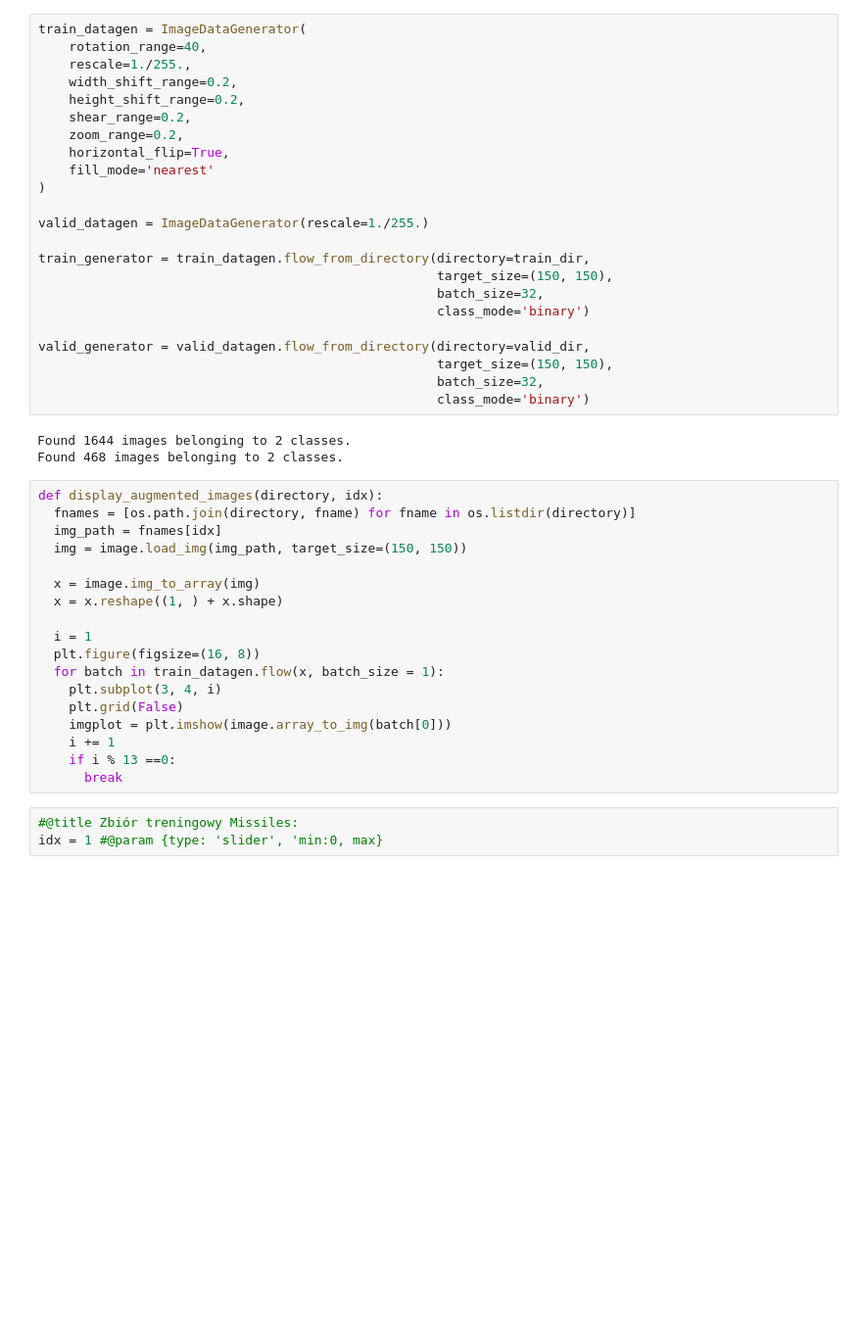
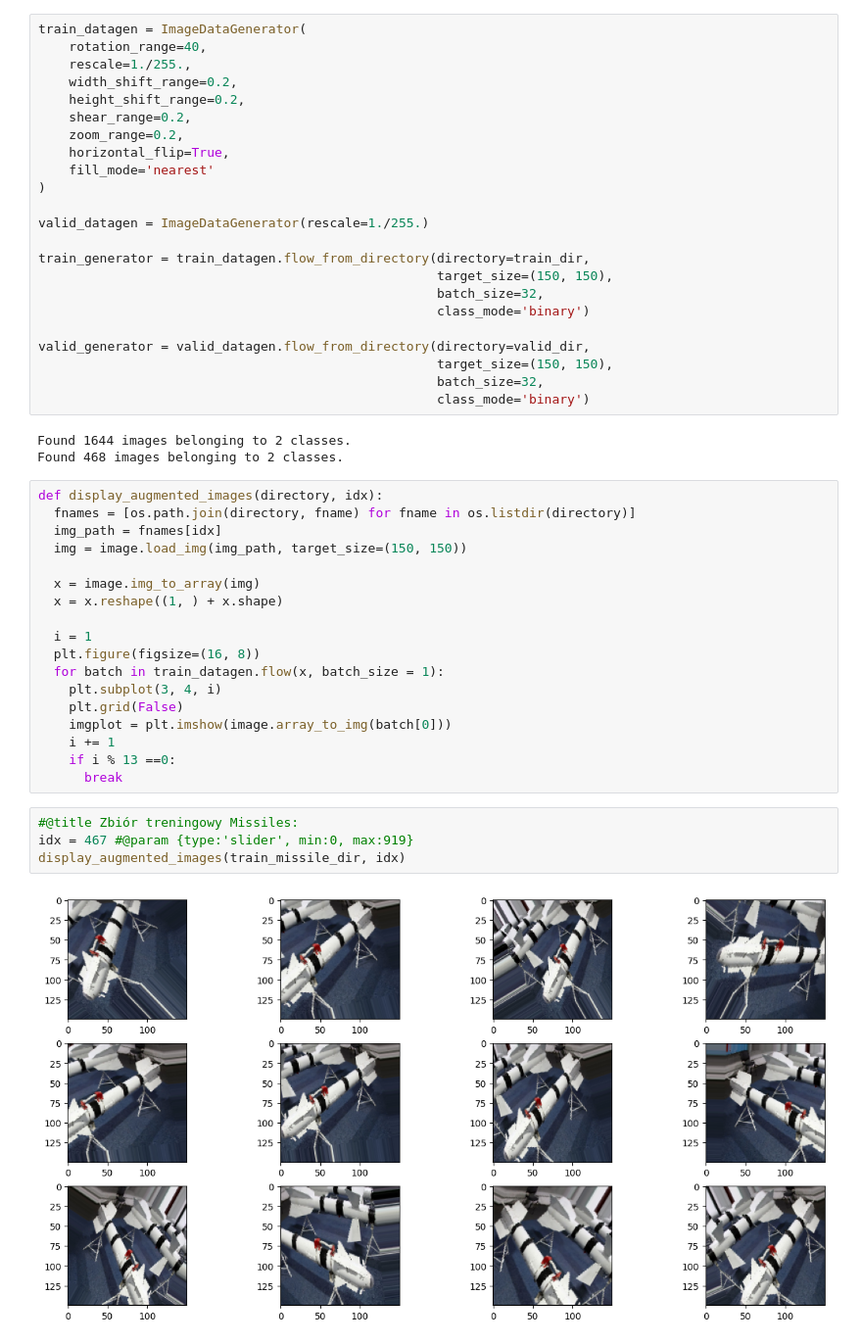
Before and after one commit to pevu97/MIssles-and-Rocket-Identification, a Jupyter notebook: missile_rocket.ipynb, the cells around one changed output. Shown at 98% size. Saved outputs shown, nothing was run; the diff lists cells and outputs as text; blank space fills up the shorter version.

```diff
--- a/missile_rocket.ipynb
+++ b/missile_rocket.ipynb
@@ -214,4 +214,7 @@ def display_augmented_images(directory, idx):
       break
 # %%
 #@title Zbiór treningowy Missiles:
-idx = 1 #@param {type: 'slider', 'min:0, max}
+idx = 467 #@param {type:'slider', min:0, max:919}
+display_augmented_images(train_missile_dir, idx)
+# %% [output]
+[figure, added]
```
Also changed, not shown: parts of 8 cells of this notebook.
